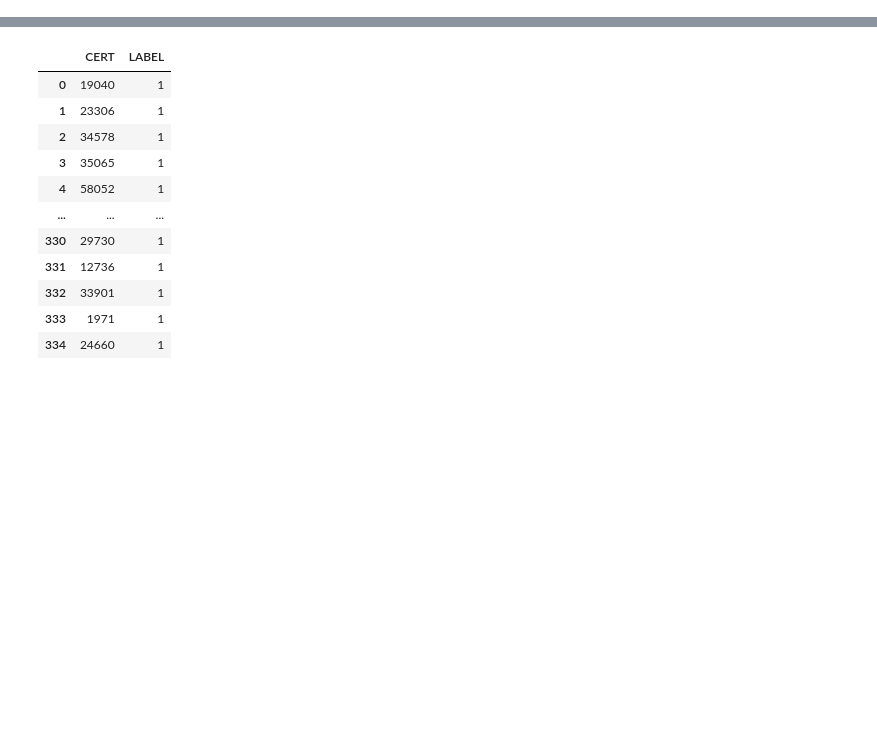
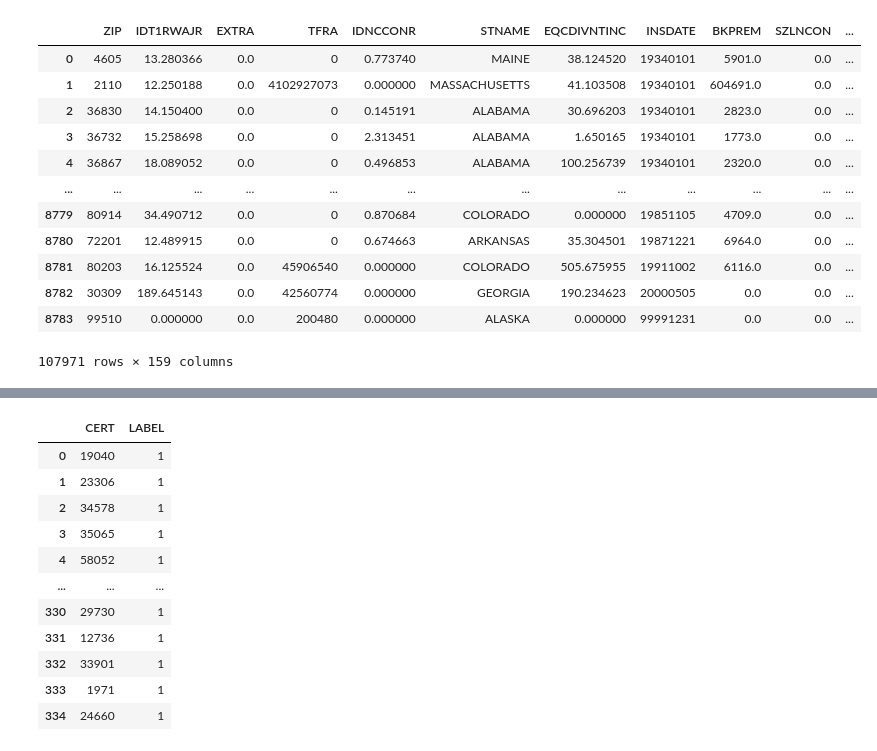
Before and after one commit to kkhalilli/financial_crisis_failure_prediction, a Jupyter notebook: bank_data_notebook.ipynb, the cells around one changed output, grey strips where cells are left out. Drawn from its saved outputs; the diff is of its cells as text; code cells hidden in the pictures; blank space fills up the shorter version.

```diff
--- a/bank_data_notebook.ipynb
+++ b/bank_data_notebook.ipynb
@@ -10,7 +22,7 @@ df_list = []
 for file in all_files:
     temp_df = pd.read_csv(file)
     quarter = file.split("_")[2] + "_" + file.split("_")[3].split(".")[0]
-    temp_df["quarter"] = quarter
+    temp_df["QUARTER"] = quarter
     df_list.append(temp_df)
 # %%
 merged_df = pd.concat(df_list)
@@ -16,0 +72,16 @@ merged_df = pd.concat(df_list)
+# %%
+merged_df
+# %% [output]
+|  | ZIP | IDT1RWAJR | EXTRA | TFRA | IDNCCONR | STNAME | EQCDIVNTINC | INSDATE | BKPREM | SZLNCON | ... |
+| 0 | 4605 | 13.280366 | 0.0 | 0 | 0.773740 | MAINE | 38.124520 | 19340101 | 5901.0 | 0.0 | ... |
+| 1 | 2110 | 12.250188 | 0.0 | 4102927073 | 0.000000 | MASSACHUSETTS | 41.103508 | 19340101 | 604691.0 | 0.0 | ... |
+| 2 | 36830 | 14.150400 | 0.0 | 0 | 0.145191 | ALABAMA | 30.696203 | 19340101 | 2823.0 | 0.0 | ... |
+| 3 | 36732 | 15.258698 | 0.0 | 0 | 2.313451 | ALABAMA | 1.650165 | 19340101 | 1773.0 | 0.0 | ... |
+| 4 | 36867 | 18.089052 | 0.0 | 0 | 0.496853 | ALABAMA | 100.256739 | 19340101 | 2320.0 | 0.0 | ... |
+| ... | ... | ... | ... | ... | ... | ... | ... | ... | ... | ... | ... |
+| 8779 | 80914 | 34.490712 | 0.0 | 0 | 0.870684 | COLORADO | 0.000000 | 19851105 | 4709.0 | 0.0 | ... |
+| 8780 | 72201 | 12.489915 | 0.0 | 0 | 0.674663 | ARKANSAS | 35.304501 | 19871221 | 6964.0 | 0.0 | ... |
+| 8781 | 80203 | 16.125524 | 0.0 | 45906540 | 0.000000 | COLORADO | 505.675955 | 19911002 | 6116.0 | 0.0 | ... |
+| 8782 | 30309 | 189.645143 | 0.0 | 42560774 | 0.000000 | GEORGIA | 190.234623 | 20000505 | 0.0 | 0.0 | ... |
+| 8783 | 99510 | 0.000000 | 0.0 | 200480 | 0.000000 | ALASKA | 0.000000 | 99991231 | 0.0 | 0.0 | ... |
+107971 rows × 159 columns
```
Also changed, not shown: parts of 19 cells of this notebook.
